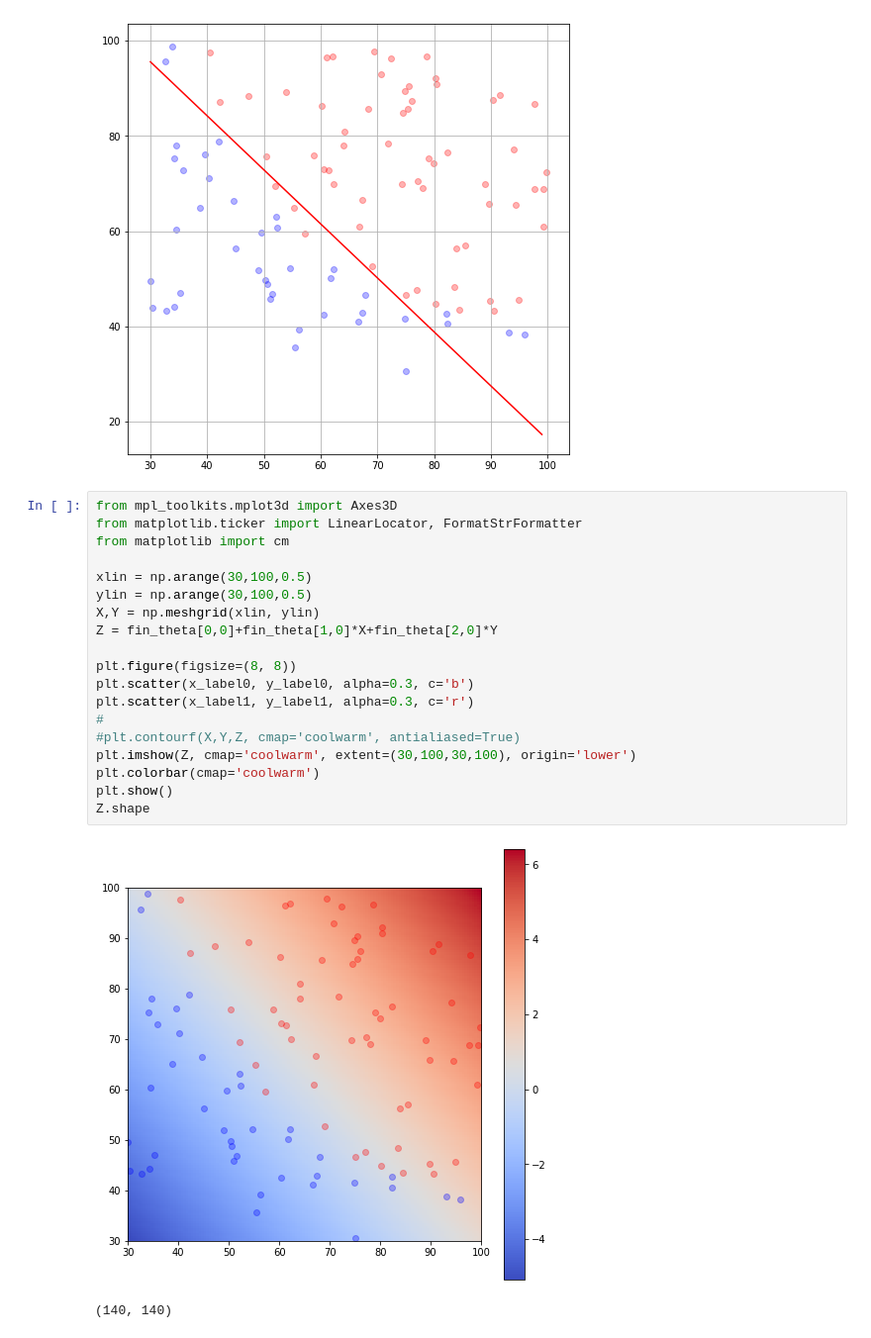
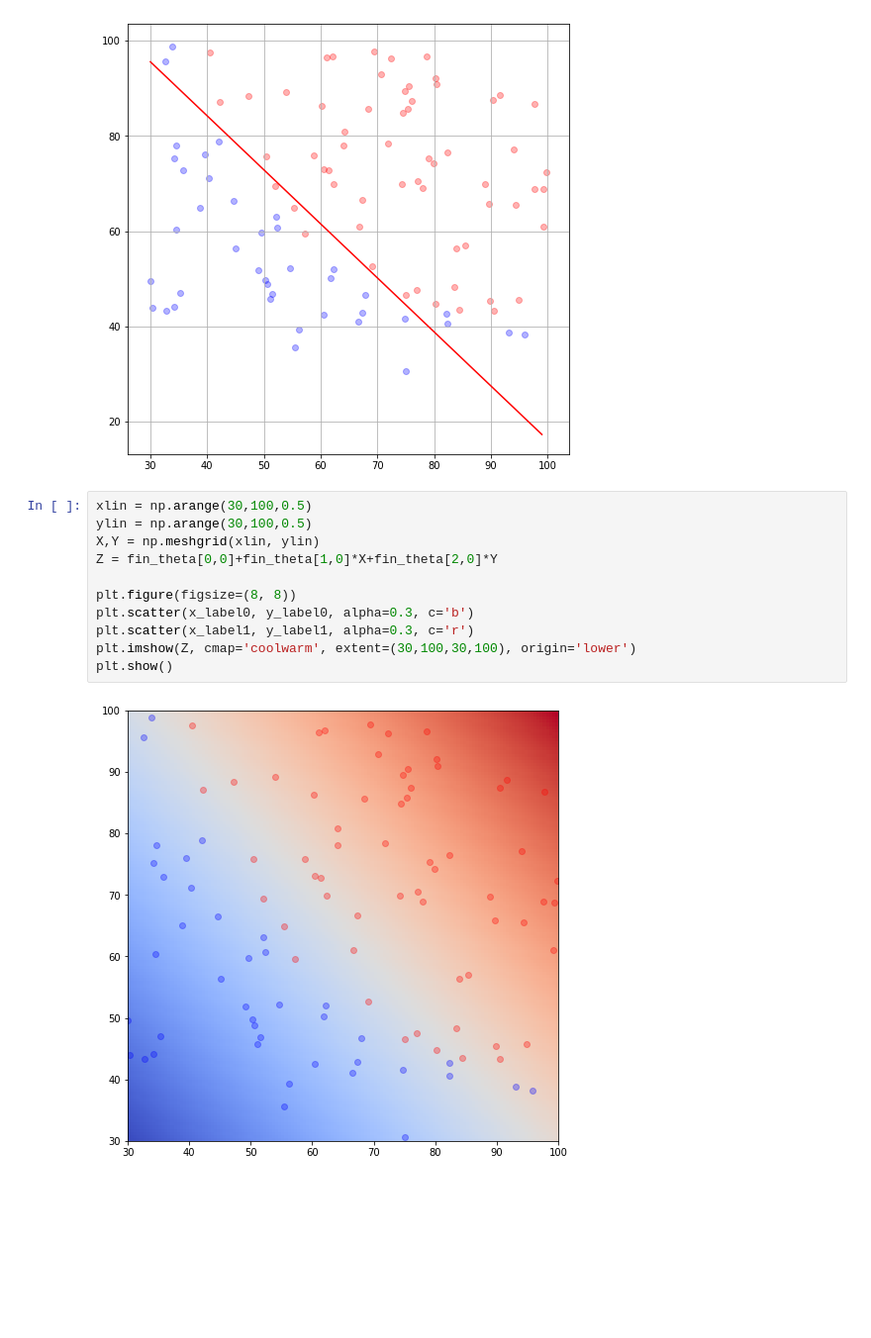
Before and after one commit to cmichael231117/Machine-Learning, a Jupyter notebook: assignment/05/assignment-05.ipynb, the cells around one changed output. Shown: that part at 99% size. Saved outputs shown, nothing was run; the diff lists cells and outputs as text; blank space fills up the shorter version.

Commit message:
4. plot the obtained classifier

```diff
--- a/assignment/05/assignment-05.ipynb
+++ b/assignment/05/assignment-05.ipynb
@@ -103,24 +101,15 @@ plt.show()
 # %% [output]
 [figure]
 # %%
-from mpl_toolkits.mplot3d import Axes3D
-from matplotlib.ticker import LinearLocator, FormatStrFormatter
-from matplotlib import cm
-
 xlin = np.arange(30,100,0.5)
 ylin = np.arange(30,100,0.5)
 X,Y = np.meshgrid(xlin, ylin)
 Z = fin_theta[0,0]+fin_theta[1,0]*X+fin_theta[2,0]*Y
 
 plt.figure(figsize=(8, 8))
 plt.scatter(x_label0, y_label0, alpha=0.3, c='b')
 plt.scatter(x_label1, y_label1, alpha=0.3, c='r')
-#
-#plt.contourf(X,Y,Z, cmap='coolwarm', antialiased=True)
 plt.imshow(Z, cmap='coolwarm', extent=(30,100,30,100), origin='lower')
-plt.colorbar(cmap='coolwarm')
 plt.show()
-Z.shape
 # %% [output]
-[figure, old version]
+[figure, new version]
-(140, 140)
```
Also changed, not shown: parts of 5 cells of this notebook.
